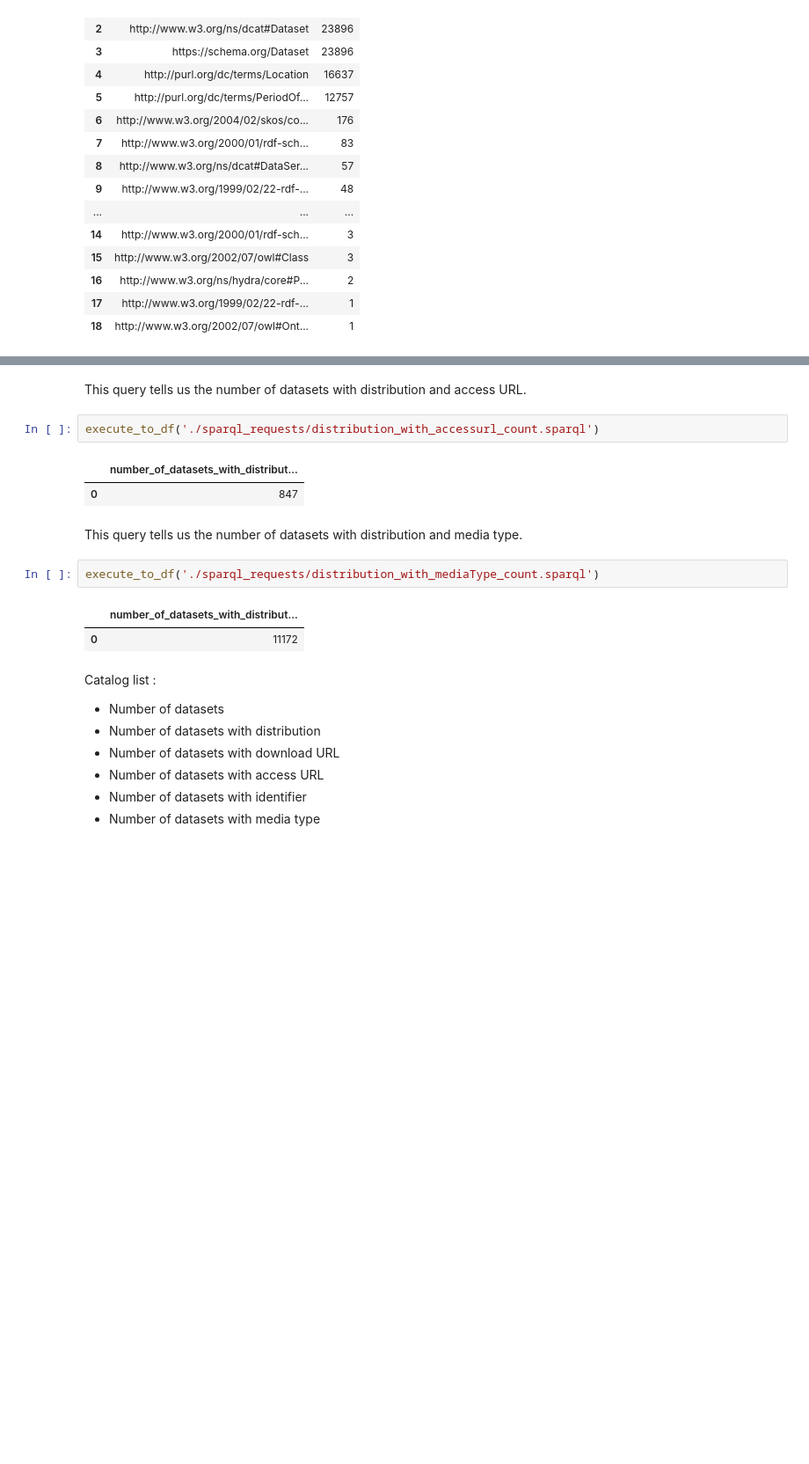
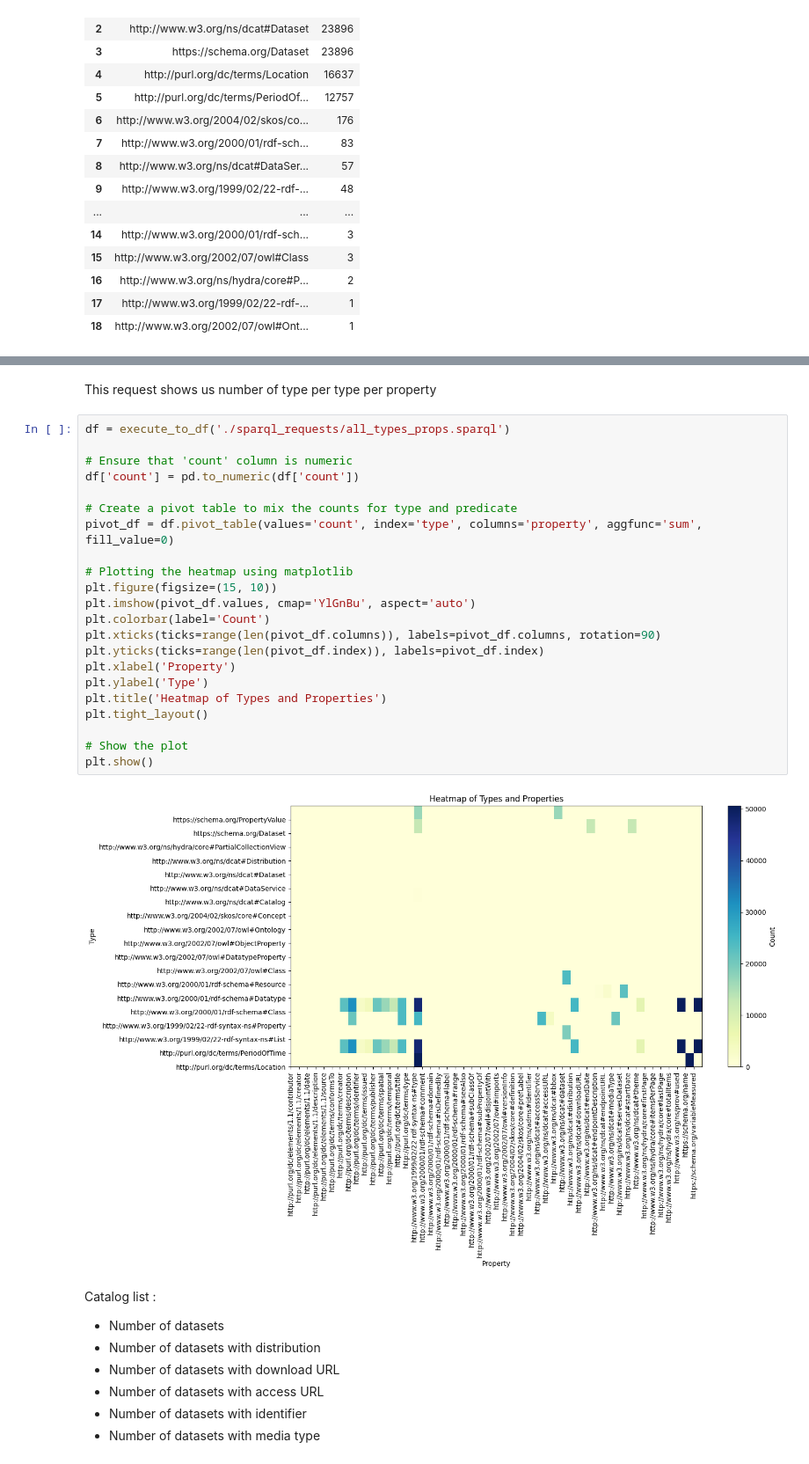
Before and after one commit to fair-ease/iddas-sparql-py-inquiry, a Jupyter notebook: iddas_information.ipynb, the cells around one changed output, grey strips where cells are left out. Shown: that part at 88% size. Saved outputs shown, nothing was run; the diff lists cells and outputs as text; blank space fills up the shorter version.

```diff
--- a/iddas_information.ipynb
+++ b/iddas_information.ipynb
@@ -80,17 +61,29 @@ execute_to_df('./sparql_requests/distribution_with_downloadurl_count.sparql')
-# %% [markdown]
-This query tells us the number of datasets with distribution and access URL.
-# %%
-execute_to_df('./sparql_requests/distribution_with_accessurl_count.sparql')
-# %% [output]
-|  | number_of_datasets_with_distribut... |
-| 0 | 847 |
-# %% [markdown]
-This query tells us the number of datasets with distribution and media type.
-# %%
-execute_to_df('./sparql_requests/distribution_with_mediaType_count.sparql')
-# %% [output]
-|  | number_of_datasets_with_distribut... |
-| 0 | 11172 |
+# %% [markdown]
+This request shows us number of type per type per property
+# %%
+df = execute_to_df('./sparql_requests/all_types_props.sparql')
+
+# Ensure that 'count' column is numeric
+df['count'] = pd.to_numeric(df['count'])
+
+# Create a pivot table to mix the counts for type and predicate
+pivot_df = df.pivot_table(values='count', index='type', columns='property', aggfunc='sum', fill_value=0)
+
+# Plotting the heatmap using matplotlib
+plt.figure(figsize=(15, 10))
+plt.imshow(pivot_df.values, cmap='YlGnBu', aspect='auto')
+plt.colorbar(label='Count')
+plt.xticks(ticks=range(len(pivot_df.columns)), labels=pivot_df.columns, rotation=90)
+plt.yticks(ticks=range(len(pivot_df.index)), labels=pivot_df.index)
+plt.xlabel('Property')
+plt.ylabel('Type')
+plt.title('Heatmap of Types and Properties')
+plt.tight_layout()
+
+# Show the plot
+plt.show()
+# %% [output]
+[figure, added]
 # %% [markdown]
 Catalog list :
 - Number of datasets
```
Also changed, not shown: parts of 10 cells of this notebook, 2 other files.
